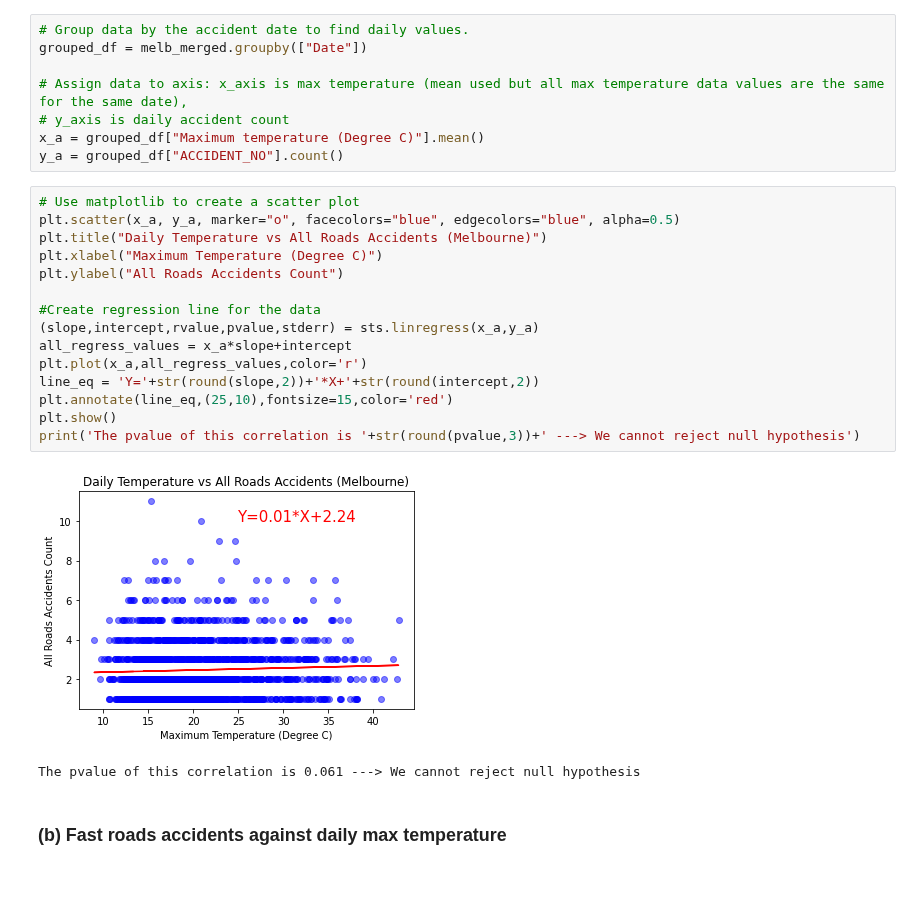
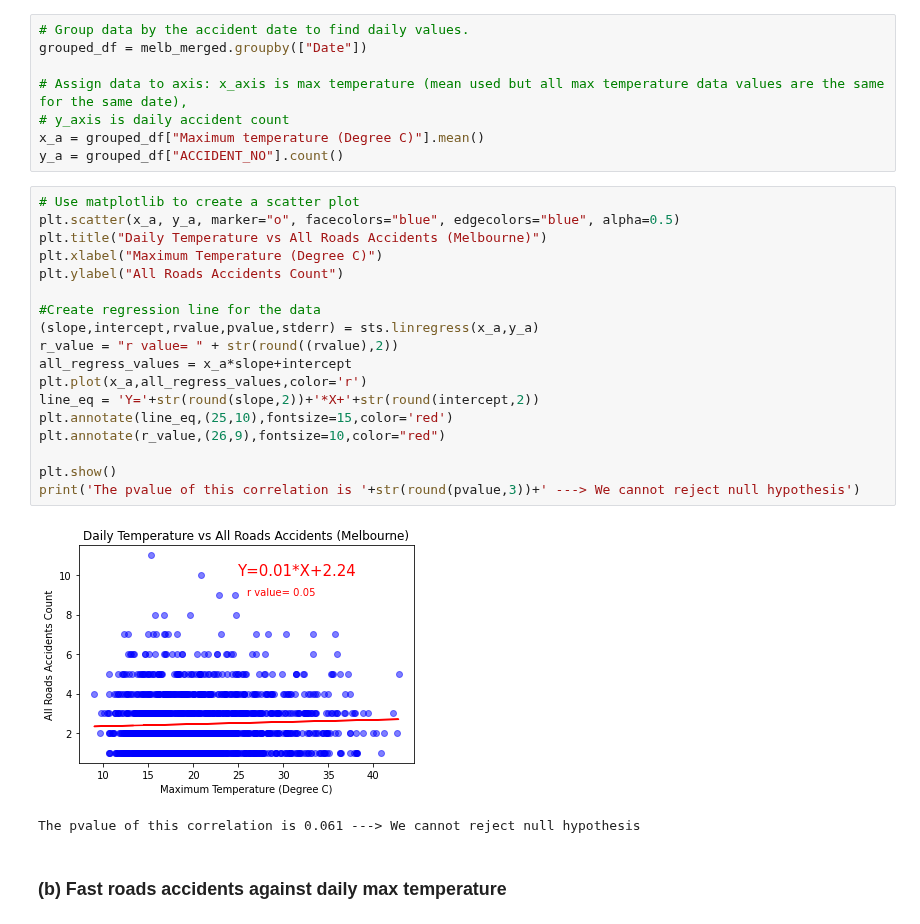
Before and after one commit to MarcusKorea/Crashes_in_Victoria, a Jupyter notebook: step7_temperature_analysis (Melbourne).ipynb, the cells around one changed output. Saved outputs shown, nothing was run; the diff lists cells and outputs as text; blank space fills up the shorter version.

```diff
--- a/step7_temperature_analysis (Melbourne).ipynb
+++ b/step7_temperature_analysis (Melbourne).ipynb
@@ -38,20 +38,23 @@ y_a = grouped_df["ACCIDENT_NO"].count()
 # %%
 # Use matplotlib to create a scatter plot
 plt.scatter(x_a, y_a, marker="o", facecolors="blue", edgecolors="blue", alpha=0.5)
 plt.title("Daily Temperature vs All Roads Accidents (Melbourne)")
 plt.xlabel("Maximum Temperature (Degree C)")
 plt.ylabel("All Roads Accidents Count")
 
 #Create regression line for the data
 (slope,intercept,rvalue,pvalue,stderr) = sts.linregress(x_a,y_a)
+r_value = "r value= " + str(round((rvalue),2))
 all_regress_values = x_a*slope+intercept
 plt.plot(x_a,all_regress_values,color='r')
 line_eq = 'Y='+str(round(slope,2))+'*X+'+str(round(intercept,2))
 plt.annotate(line_eq,(25,10),fontsize=15,color='red')
+plt.annotate(r_value,(26,9),fontsize=10,color="red")
+
 plt.show()
 print('The pvalue of this correlation is '+str(round(pvalue,3))+' ---> We cannot reject null hypothesis')
 # %% [output]
-[figure, old version]
+[figure, new version]
 The pvalue of this correlation is 0.061 ---> We cannot reject null hypothesis
 # %% [markdown]
 ### (b) Fast roads accidents against daily max temperature
```
Also changed, not shown: parts of 1 cell of this notebook, 7 other files.
